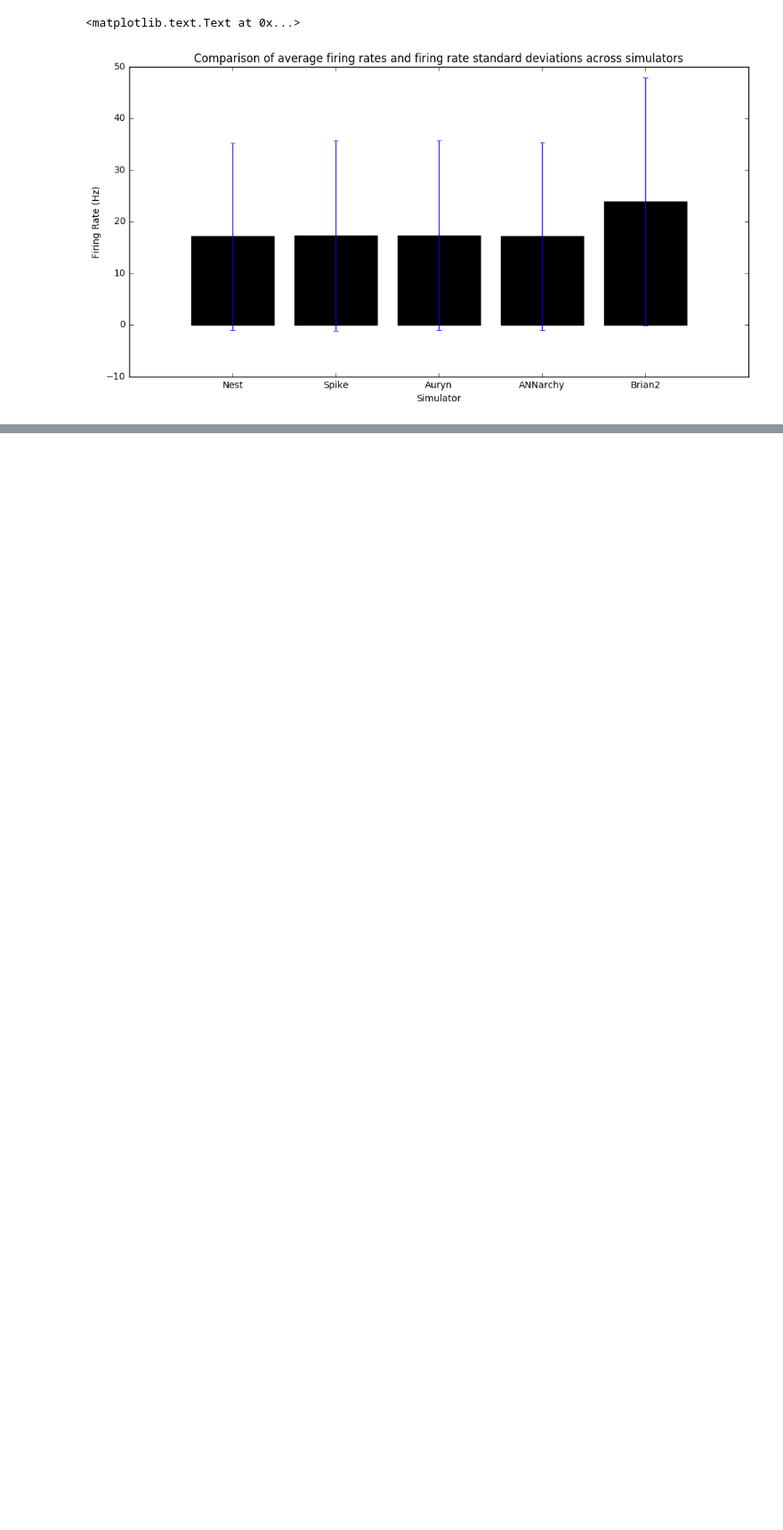
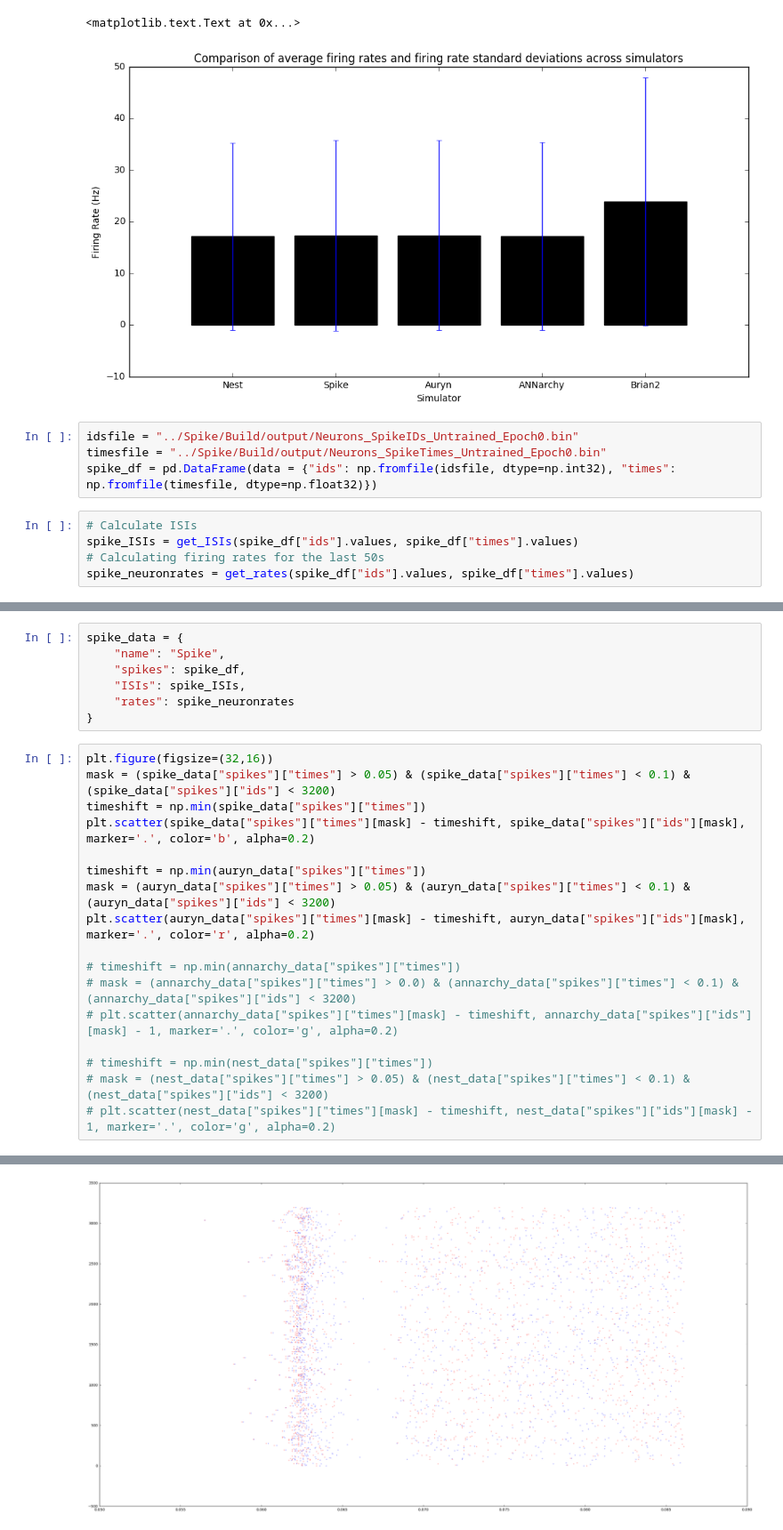
Before and after one commit to nasiryahm/SNNSimulatorComparison, a Jupyter notebook: Benchmarks/VogelsAbbott/_results/SimulatorComparisons.ipynb, the cells around one changed output, grey strips where cells are left out. Shown at 89% size. Cells and saved outputs as stored; diff of their text form; blank space fills up the shorter version.

```diff
--- a/Benchmarks/VogelsAbbott/_results/SimulatorComparisons.ipynb
+++ b/Benchmarks/VogelsAbbott/_results/SimulatorComparisons.ipynb
@@ -245,3 +245,12 @@ plt.title("Comparison of average firing rates and firing rate standard deviation
 # %% [output]
 <matplotlib.text.Text at 0x...>
 [figure]
+# %%
+idsfile = "../Spike/Build/output/Neurons_SpikeIDs_Untrained_Epoch0.bin"
+timesfile = "../Spike/Build/output/Neurons_SpikeTimes_Untrained_Epoch0.bin"
+spike_df = pd.DataFrame(data = {"ids": np.fromfile(idsfile, dtype=np.int32), "times": np.fromfile(timesfile, dtype=np.float32)})
+# %%
+# Calculate ISIs
+spike_ISIs = get_ISIs(spike_df["ids"].values, spike_df["times"].values)
+# Calculating firing rates for the last 50s
+spike_neuronrates = get_rates(spike_df["ids"].values, spike_df["times"].values)
@@ -247,0 +259,25 @@ plt.title("Comparison of average firing rates and firing rate standard deviation
+# %%
+spike_data = {
+    "name": "Spike",
+    "spikes": spike_df,
+    "ISIs": spike_ISIs,
+    "rates": spike_neuronrates
+}
+# %%
+plt.figure(figsize=(32,16))
+mask = (spike_data["spikes"]["times"] > 0.05) & (spike_data["spikes"]["times"] < 0.1) & (spike_data["spikes"]["ids"] < 3200)
+timeshift = np.min(spike_data["spikes"]["times"])
+plt.scatter(spike_data["spikes"]["times"][mask] - timeshift, spike_data["spikes"]["ids"][mask], marker='.', color='b', alpha=0.2)
+
+timeshift = np.min(auryn_data["spikes"]["times"])
+mask = (auryn_data["spikes"]["times"] > 0.05) & (auryn_data["spikes"]["times"] < 0.1) & (auryn_data["spikes"]["ids"] < 3200)
+plt.scatter(auryn_data["spikes"]["times"][mask] - timeshift, auryn_data["spikes"]["ids"][mask], marker='.', color='r', alpha=0.2)
+
+# timeshift = np.min(annarchy_data["spikes"]["times"])
+# mask = (annarchy_data["spikes"]["times"] > 0.0) & (annarchy_data["spikes"]["times"] < 0.1) & (annarchy_data["spikes"]["ids"] < 3200)
+# plt.scatter(annarchy_data["spikes"]["times"][mask] - timeshift, annarchy_data["spikes"]["ids"][mask] - 1, marker='.', color='g', alpha=0.2)
+
+# timeshift = np.min(nest_data["spikes"]["times"])
+# mask = (nest_data["spikes"]["times"] > 0.05) & (nest_data["spikes"]["times"] < 0.1) & (nest_data["spikes"]["ids"] < 3200)
+# plt.scatter(nest_data["spikes"]["times"][mask] - timeshift, nest_data["spikes"]["ids"][mask] - 1, marker='.', color='g', alpha=0.2)
+# %% [output]
@@ -247,0 +285 @@ plt.title("Comparison of average firing rates and firing rate standard deviation
+[figure, added]
```
Also changed, not shown: parts of 8 cells of this notebook, 13 other files.
